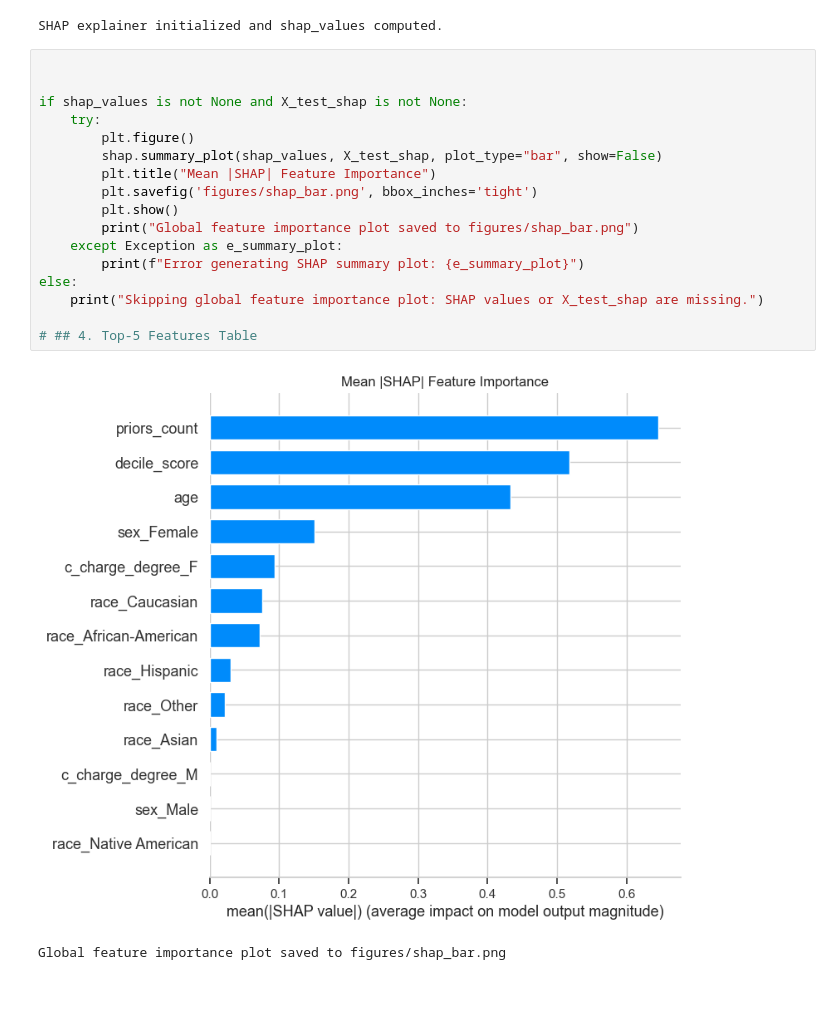
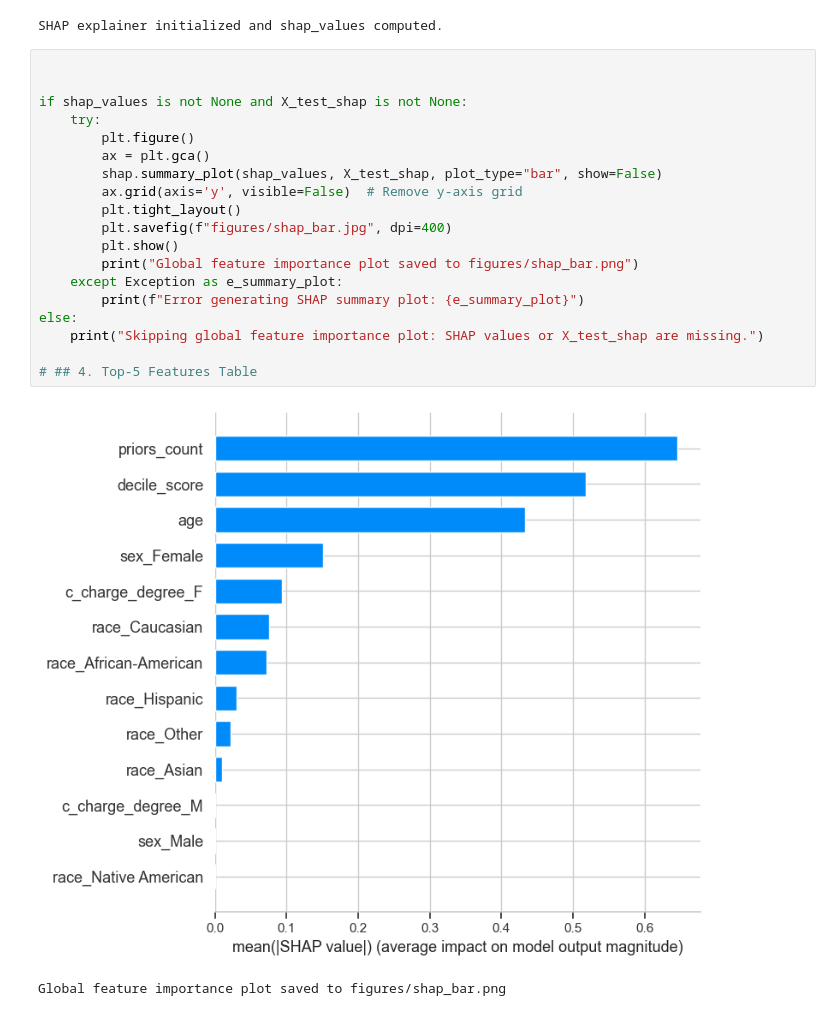
Before and after one commit to Albertsteenstrup/project-compas-bias, a Jupyter notebook: compas_analysis.ipynb, the cells around one changed output. Saved outputs shown, nothing was run; the diff lists cells and outputs as text.

```diff
--- a/compas_analysis.ipynb
+++ b/compas_analysis.ipynb
@@ -900,22 +902,24 @@ SHAP explainer initialized and shap_values computed.
 # %%
 
 
 if shap_values is not None and X_test_shap is not None:
     try:
         plt.figure()
+        ax = plt.gca()
         shap.summary_plot(shap_values, X_test_shap, plot_type="bar", show=False)
-        plt.title("Mean |SHAP| Feature Importance")
-        plt.savefig('figures/shap_bar.png', bbox_inches='tight')
+        ax.grid(axis='y', visible=False)  # Remove y-axis grid
+        plt.tight_layout()
+        plt.savefig(f"figures/shap_bar.jpg", dpi=400)
         plt.show()
         print("Global feature importance plot saved to figures/shap_bar.png")
     except Exception as e_summary_plot:
         print(f"Error generating SHAP summary plot: {e_summary_plot}")
 else:
     print("Skipping global feature importance plot: SHAP values or X_test_shap are missing.")
 
 # ## 4. Top-5 Features Table
 # %% [output]
-[figure, old version]
+[figure, new version]
 Global feature importance plot saved to figures/shap_bar.png
 # %%
 
```
Also changed, not shown: parts of 11 cells of this notebook, 28 other files.
